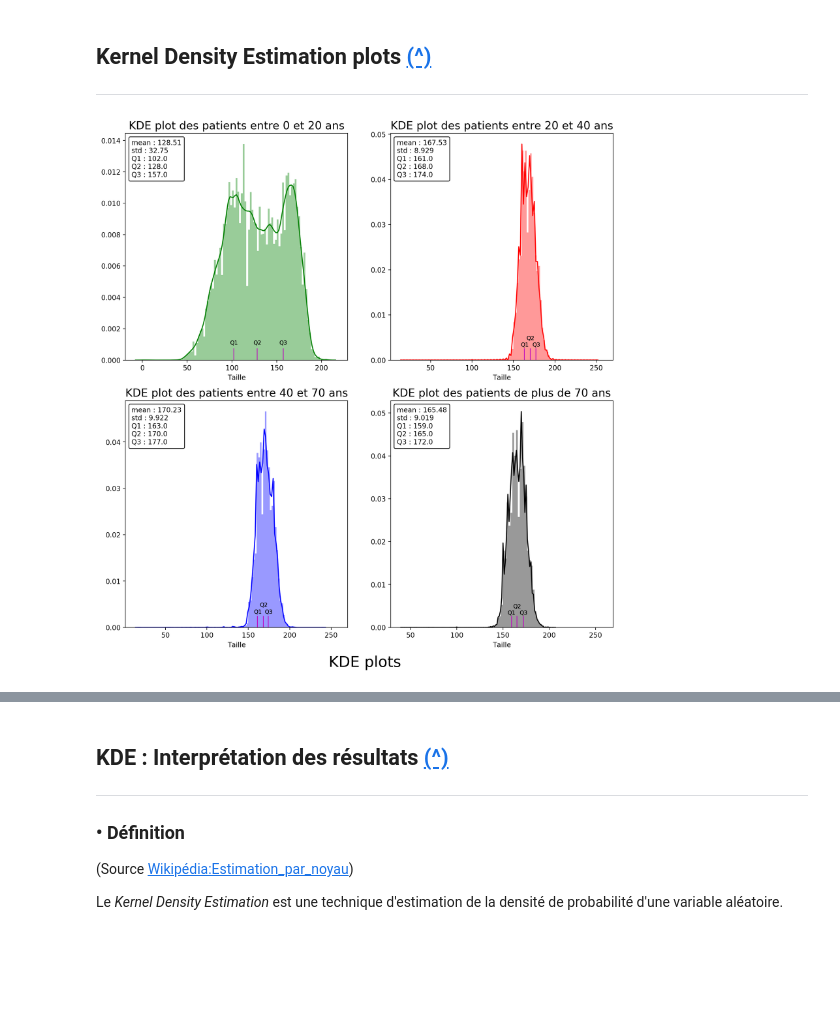
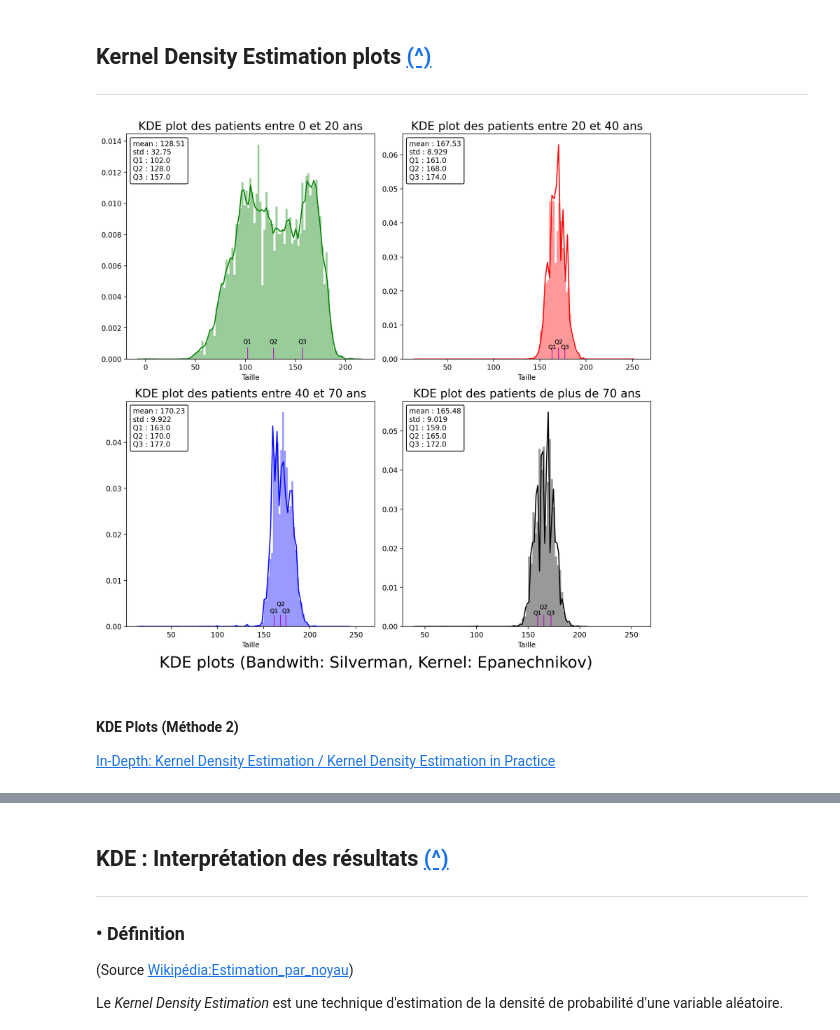
Before and after one commit to ldancelme/clb_notebooks, a Jupyter notebook: groups_taille.ipynb, the cells around one changed output, grey strips where cells are left out. Drawn from its saved outputs; the diff is of its cells as text; code cells hidden in the pictures; blank space fills up the shorter version.

```diff
--- a/groups_taille.ipynb
+++ b/groups_taille.ipynb
@@ -30,14 +30,16 @@ import matplotlib.pyplot as plt
 from matplotlib.offsetbox import AnchoredText
 from scipy import stats
 import seaborn as sns
+import statsmodels.api as sm
+from sklearn.neighbors import KernelDensity
 
 start = timeit.default_timer()
 
 # Load data
-# LOX-PC : file = os.path.join('C:/Users/LOX/Desktop/CLB/test/Taille', 'mean_std.csv')
+# LOX-PC :
+file = os.path.join('C:/Users/LOX/Desktop/CLB/test/Taille', 'mean_std.csv')
 # LOX-Mac : file = os.path.join('/Users/loicdancelme/Desktop/Stage_TIS5/test', 'mean_std.csv')
-# CLB-PC :
-file = os.path.join('C:/Users/dancel/Desktop/DQA/Projet Centrale/Taille', 'mean_std.csv')
+# CLB-PC : file = os.path.join('C:/Users/dancel/Desktop/DQA/Projet Centrale/Taille', 'mean_std.csv')
 data = pd.read_csv(file, dtype={'Taille' : float, 'Appli_origine' : str, 'mean' : float, 'std' : float, 'sem' : float}, na_values = '')
 # %% [markdown]
 <a id="interval-age"></a>
@@ -183,36 +185,40 @@ def mean_std_box(lbl, x, y):
     at = AnchoredText(lbl,
               prop=dict(size=10), frameon=True,
               loc='upper left',
               )
     at.patch.set_boxstyle("round,pad=0.,rounding_size=0.2")
     axes[x][y].add_artist(at)
 
 
 # //// [00-20] range Kernel
-sns.distplot(data20['Taille'], bins= np.arange(0,220,2), norm_hist = False, color="g", ax=axes[0, 0], kde_kws={"bw":"silverman"})
+sns.distplot(data20['Taille'], bins= np.arange(0,220,2), norm_hist = False, color="g", ax=axes[0, 0], kde_kws={"bw":"silverman", "kernel":"epa"})
 iqr_plot(iqr20, axes[0][0], 0.001, 0.001)
 axes[0][0].set_title('KDE plot des patients entre 0 et 20 ans', fontsize=16)
 mean_std_box(lbl20, 0, 0)
 
 # //// [20-40] range histogram
-sns.distplot(data20_40['Taille'], bins= np.arange(70,260,2), color="b", ax=axes[1, 0], kde_kws={"bw":"silverman"})
+sns.distplot(data20_40['Taille'], bins= np.arange(70,260,2), color="b", ax=axes[1, 0], kde_kws={"bw":"silverman", "kernel":"epa"})
 iqr_plot(iqr20_40, axes[0][1], 0.003, 0.0045)
 axes[0][1].set_title('KDE plot des patients entre 20 et 40 ans', fontsize=16)
 mean_std_box(lbl20_40, 1, 0)
 
 # //// [40-70] range histogram
-sns.distplot(data40_70['Taille'], bins= np.arange(70,260,2), color="r", ax=axes[0, 1], kde_kws={"bw":"silverman"})
+sns.distplot(data40_70['Taille'], bins= np.arange(70,260,2), color="r", ax=axes[0, 1], kde_kws={"bw":"silverman", "kernel":"epa"})
 iqr_plot(iqr40_70, axes[1][0], 0.003, 0.0045)
 axes[1][0].set_title('KDE plot des patients entre 40 et 70 ans', fontsize=16)
 mean_std_box(lbl40_70, 0, 1)
 
 # //// [70-110] range histogram
-sns.distplot(data70['Taille'], bins= np.arange(70,260,2), color="k", ax=axes[1, 1], kde_kws={"bw":"silverman"})
+sns.distplot(data70['Taille'], bins= np.arange(70,260,2), color="k", ax=axes[1, 1], kde_kws={"bw":"silverman", "kernel":"epa"})
 iqr_plot(iqr70, axes[1][1], 0.003, 0.0045)
 axes[1][1].set_title('KDE plot des patients de plus de 70 ans', fontsize=16)
 mean_std_box(lbl70, 1, 1)
 
-plt.suptitle("KDE plots", fontsize = 22, y = 0.)
+plt.suptitle("KDE plots (Bandwith: Silverman, Kernel: Epanechnikov)", fontsize = 22, y = 0)
 plt.tight_layout(pad=1)
 # %% [output]
-[figure, old version]
+[figure, new version]
+# %% [markdown]
+#### KDE Plots (Méthode 2)
+
+[In-Depth: Kernel Density Estimation / Kernel Density Estimation in Practice](https://jakevdp.github.io/PythonDataScienceHandbook/05.13-kernel-density-estimation.html#Kernel-Density-Estimation-in-Practice)
```
Also changed, not shown: parts of 4 cells of this notebook.
